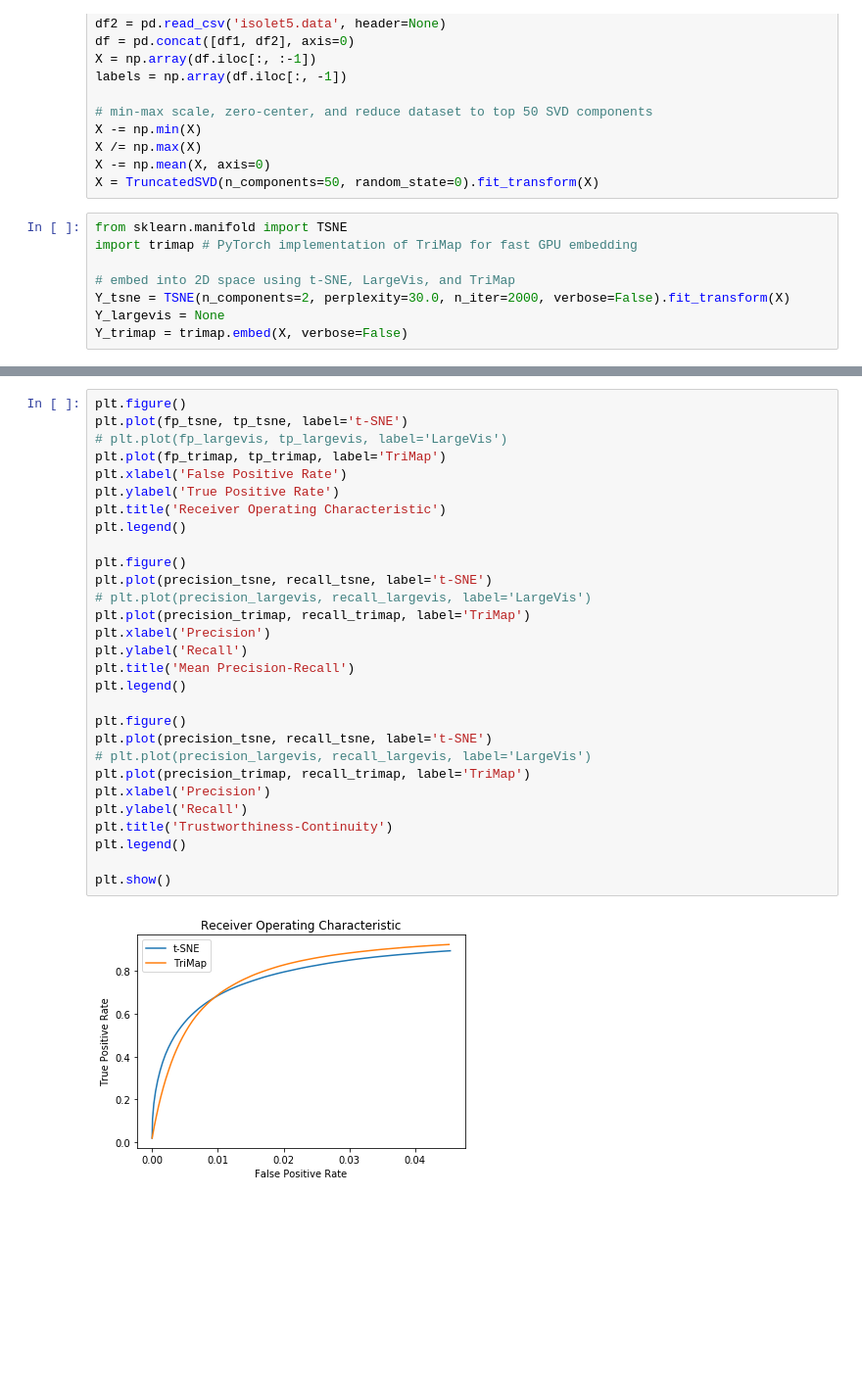
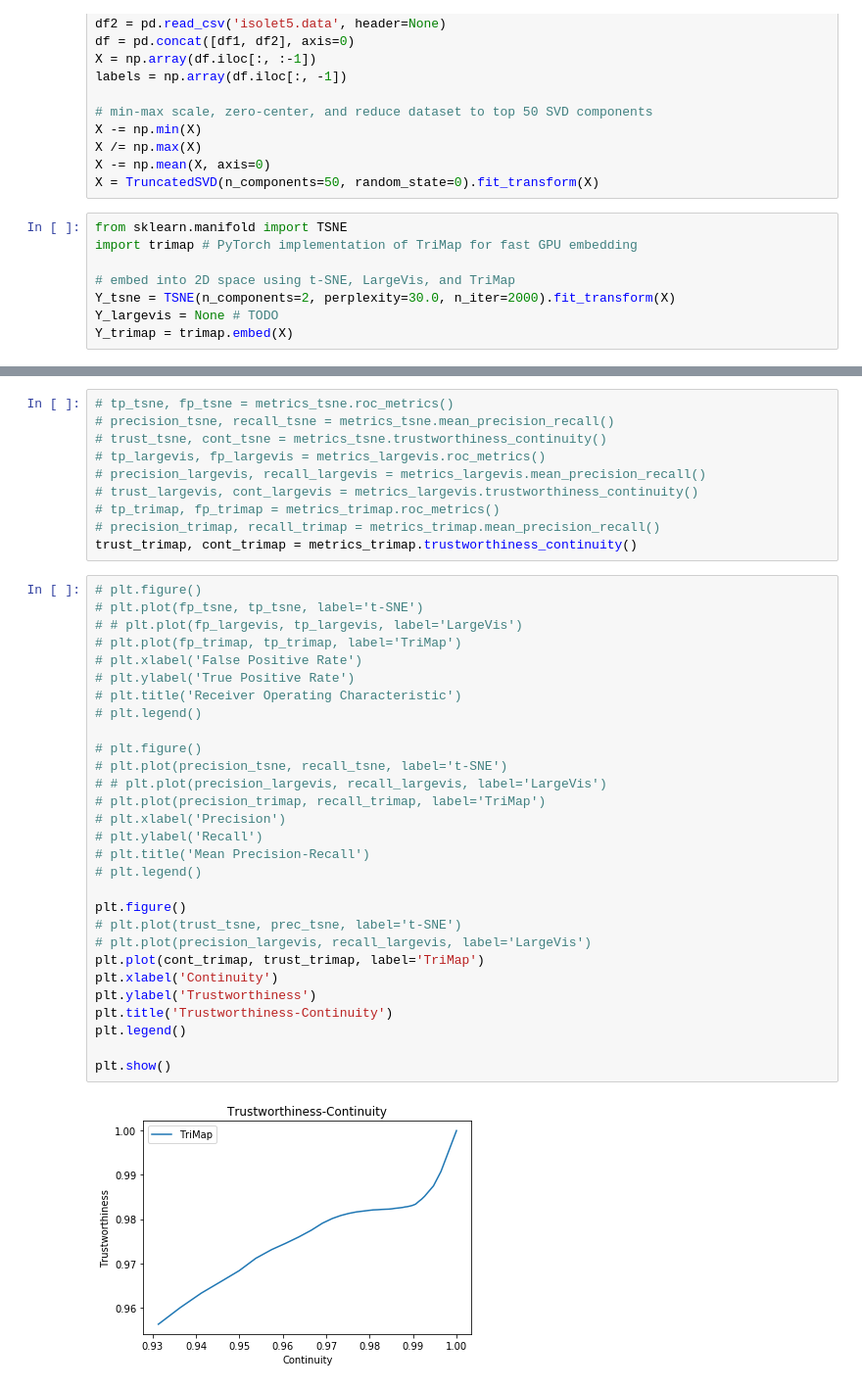
Before and after one commit to KellerJordan/DR-Miniproject, a Jupyter notebook: miniproject.ipynb, the cells around one changed output, grey strips where cells are left out. Shown at 98% size. Drawn from its saved outputs; the diff is of its cells as text; blank space fills up the shorter version.

Commit message:
implement metrics and move mnist viz over

```diff
--- a/miniproject.ipynb
+++ b/miniproject.ipynb
@@ -26,9 +26,9 @@ from sklearn.manifold import TSNE
 import trimap # PyTorch implementation of TriMap for fast GPU embedding
 
 # embed into 2D space using t-SNE, LargeVis, and TriMap
-Y_tsne = TSNE(n_components=2, perplexity=30.0, n_iter=2000, verbose=False).fit_transform(X)
-Y_largevis = None
-Y_trimap = trimap.embed(X, verbose=False)
+Y_tsne = TSNE(n_components=2, perplexity=30.0, n_iter=2000).fit_transform(X)
+Y_largevis = None # TODO
+Y_trimap = trimap.embed(X)
 # %%
 import matplotlib.pyplot as plt
 
@@ -69,31 +66,41 @@ recall_trimap, precision_trimap = mean_precision_recall(nbrs_input, nbrs_trimap)
+# %%
+# tp_tsne, fp_tsne = metrics_tsne.roc_metrics()
+# precision_tsne, recall_tsne = metrics_tsne.mean_precision_recall()
+# trust_tsne, cont_tsne = metrics_tsne.trustworthiness_continuity()
+# tp_largevis, fp_largevis = metrics_largevis.roc_metrics()
+# precision_largevis, recall_largevis = metrics_largevis.mean_precision_recall()
+# trust_largevis, cont_largevis = metrics_largevis.trustworthiness_continuity()
+# tp_trimap, fp_trimap = metrics_trimap.roc_metrics()
+# precision_trimap, recall_trimap = metrics_trimap.mean_precision_recall()
+trust_trimap, cont_trimap = metrics_trimap.trustworthiness_continuity()
 # %%
-plt.figure()
-plt.plot(fp_tsne, tp_tsne, label='t-SNE')
-# plt.plot(fp_largevis, tp_largevis, label='LargeVis')
-plt.plot(fp_trimap, tp_trimap, label='TriMap')
-plt.xlabel('False Positive Rate')
-plt.ylabel('True Positive Rate')
-plt.title('Receiver Operating Characteristic')
-plt.legend()
+# plt.figure()
+# plt.plot(fp_tsne, tp_tsne, label='t-SNE')
+# # plt.plot(fp_largevis, tp_largevis, label='LargeVis')
+# plt.plot(fp_trimap, tp_trimap, label='TriMap')
+# plt.xlabel('False Positive Rate')
+# plt.ylabel('True Positive Rate')
+# plt.title('Receiver Operating Characteristic')
+# plt.legend()
+
+# plt.figure()
+# plt.plot(precision_tsne, recall_tsne, label='t-SNE')
+# # plt.plot(precision_largevis, recall_largevis, label='LargeVis')
+# plt.plot(precision_trimap, recall_trimap, label='TriMap')
+# plt.xlabel('Precision')
+# plt.ylabel('Recall')
+# plt.title('Mean Precision-Recall')
+# plt.legend()
 
 plt.figure()
-plt.plot(precision_tsne, recall_tsne, label='t-SNE')
+# plt.plot(trust_tsne, prec_tsne, label='t-SNE')
 # plt.plot(precision_largevis, recall_largevis, label='LargeVis')
-plt.plot(precision_trimap, recall_trimap, label='TriMap')
-plt.xlabel('Precision')
-plt.ylabel('Recall')
-plt.title('Mean Precision-Recall')
-plt.legend()
-
-plt.figure()
-plt.plot(precision_tsne, recall_tsne, label='t-SNE')
-# plt.plot(precision_largevis, recall_largevis, label='LargeVis')
-plt.plot(precision_trimap, recall_trimap, label='TriMap')
-plt.xlabel('Precision')
-plt.ylabel('Recall')
+plt.plot(cont_trimap, trust_trimap, label='TriMap')
+plt.xlabel('Continuity')
+plt.ylabel('Trustworthiness')
 plt.title('Trustworthiness-Continuity')
 plt.legend()
 
 plt.show()
 # %% [output]
-[figure, old version]
+[figure, new version]
```
Also changed, not shown: parts of 12 cells of this notebook, 3 other files.
